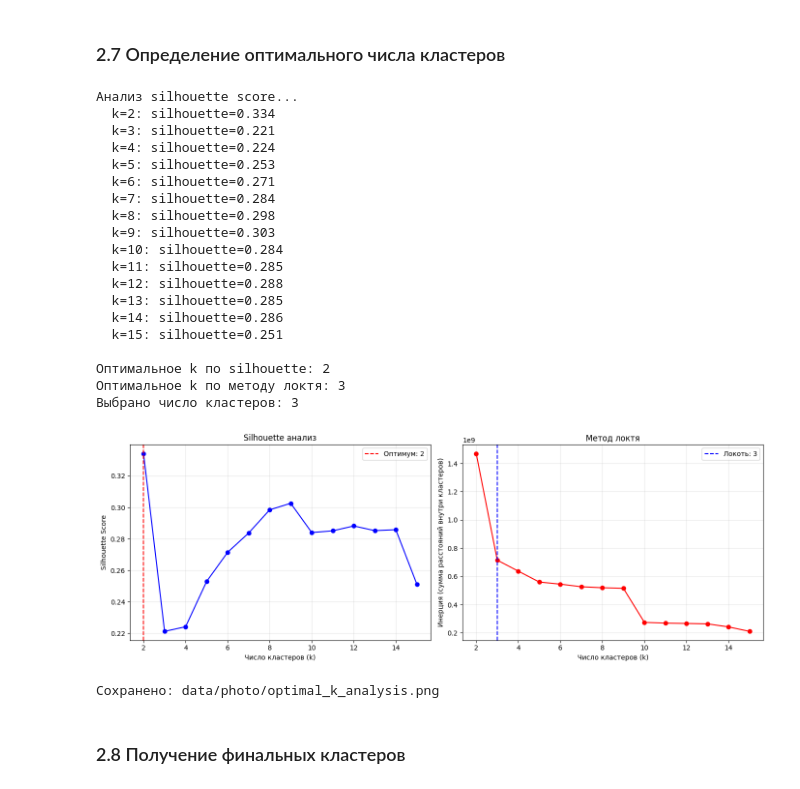
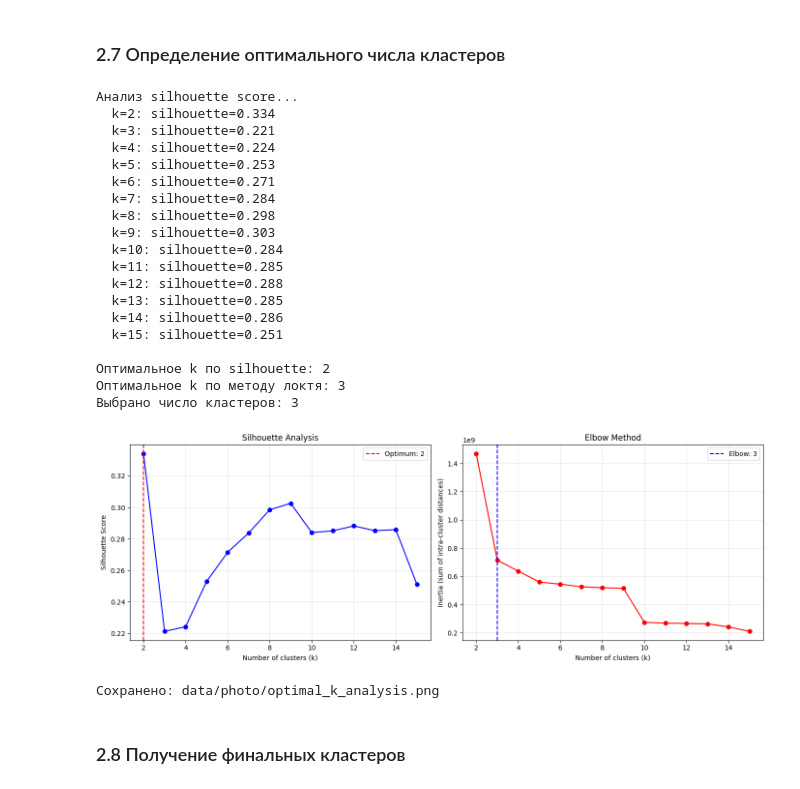
Before and after one commit to kira-Iight/Medicine, a Jupyter notebook: gdtw_clustering.ipynb, the cells around one changed output. Drawn from its saved outputs; the diff is of its cells as text; code cells hidden in the pictures.

```diff
--- a/gdtw_clustering.ipynb
+++ b/gdtw_clustering.ipynb
@@ -827,48 +827,48 @@ fig, axes = plt.subplots(1, 2, figsize=(14, 5))
 # Silhouette scores
 axes[0].plot(k_range, silhouette_scores, 'bo-')
 axes[0].axvline(x=optimal_k_silhouette, color='red', linestyle='--',
-                label=f'Оптимум: {optimal_k_silhouette}')
-axes[0].set_xlabel('Число кластеров (k)')
+                label=f'Optimum: {optimal_k_silhouette}')
+axes[0].set_xlabel('Number of clusters (k)')
 axes[0].set_ylabel('Silhouette Score')
-axes[0].set_title('Silhouette анализ')
+axes[0].set_title('Silhouette Analysis')
 axes[0].legend()
 axes[0].grid(True, alpha=0.3)
 
 # Метод локтя
 axes[1].plot(k_range, inertia, 'ro-')
 axes[1].axvline(x=k_elbow, color='blue', linestyle='--',
-                label=f'Локоть: {k_elbow}')
-axes[1].set_xlabel('Число кластеров (k)')
-axes[1].set_ylabel('Инерция (сумма расстояний внутри кластеров)')
-axes[1].set_title('Метод локтя')
+                label=f'Elbow: {k_elbow}')
+axes[1].set_xlabel('Number of clusters (k)')
+axes[1].set_ylabel('Inertia (sum of intra-cluster distances)')
+axes[1].set_title('Elbow Method')
 axes[1].legend()
 axes[1].grid(True, alpha=0.3)
 
 plt.tight_layout()
 plt.savefig('data/photo/optimal_k_analysis.png', dpi=150)
 plt.show()
 print("Сохранено: data/photo/optimal_k_analysis.png")
 # %% [output]
 Анализ silhouette score...
   k=2: silhouette=0.334
   k=3: silhouette=0.221
   k=4: silhouette=0.224
   k=5: silhouette=0.253
   k=6: silhouette=0.271
   k=7: silhouette=0.284
   k=8: silhouette=0.298
   k=9: silhouette=0.303
   k=10: silhouette=0.284
   k=11: silhouette=0.285
   k=12: silhouette=0.288
   k=13: silhouette=0.285
   k=14: silhouette=0.286
   k=15: silhouette=0.251
 
 Оптимальное k по silhouette: 2
 Оптимальное k по методу локтя: 3
 Выбрано число кластеров: 3
-[figure, old version]
+[figure, new version]
 Сохранено: data/photo/optimal_k_analysis.png
 # %% [markdown]
 ### 2.8 Получение финальных кластеров
```
Also changed, not shown: parts of 1 cell of this notebook, 4 other files.
